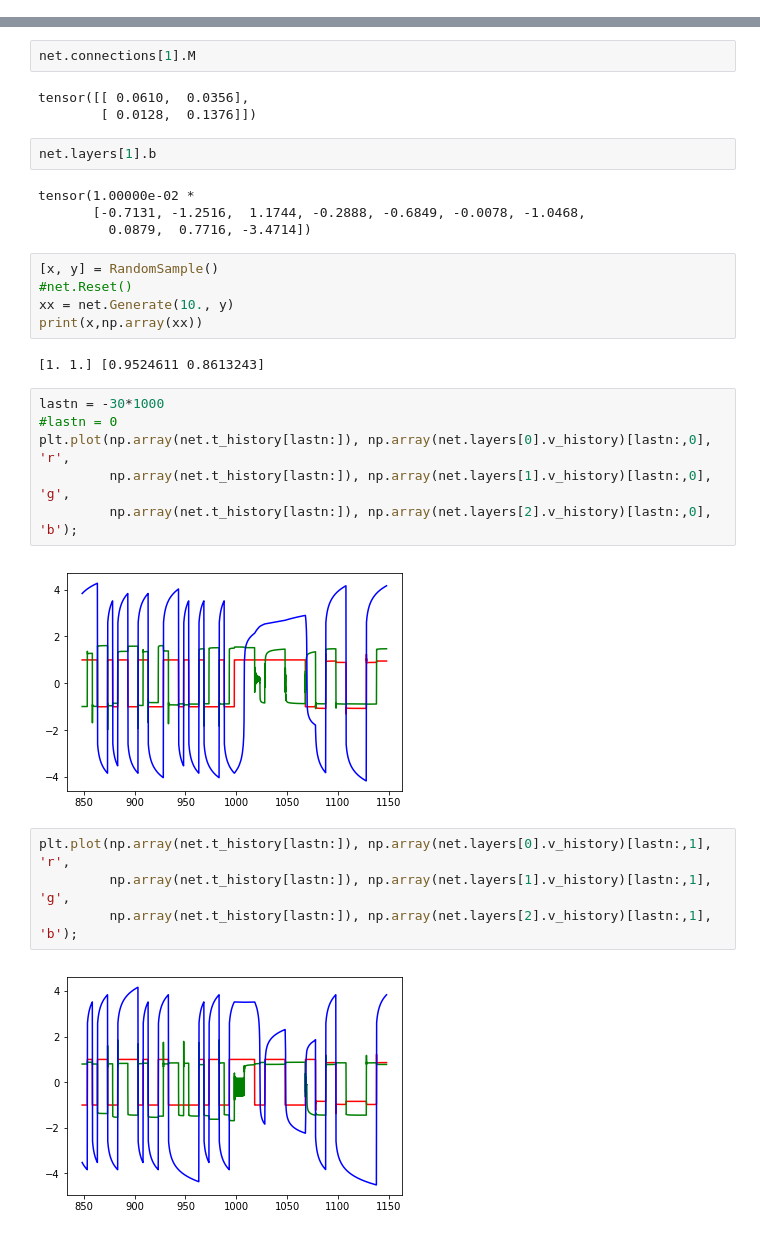
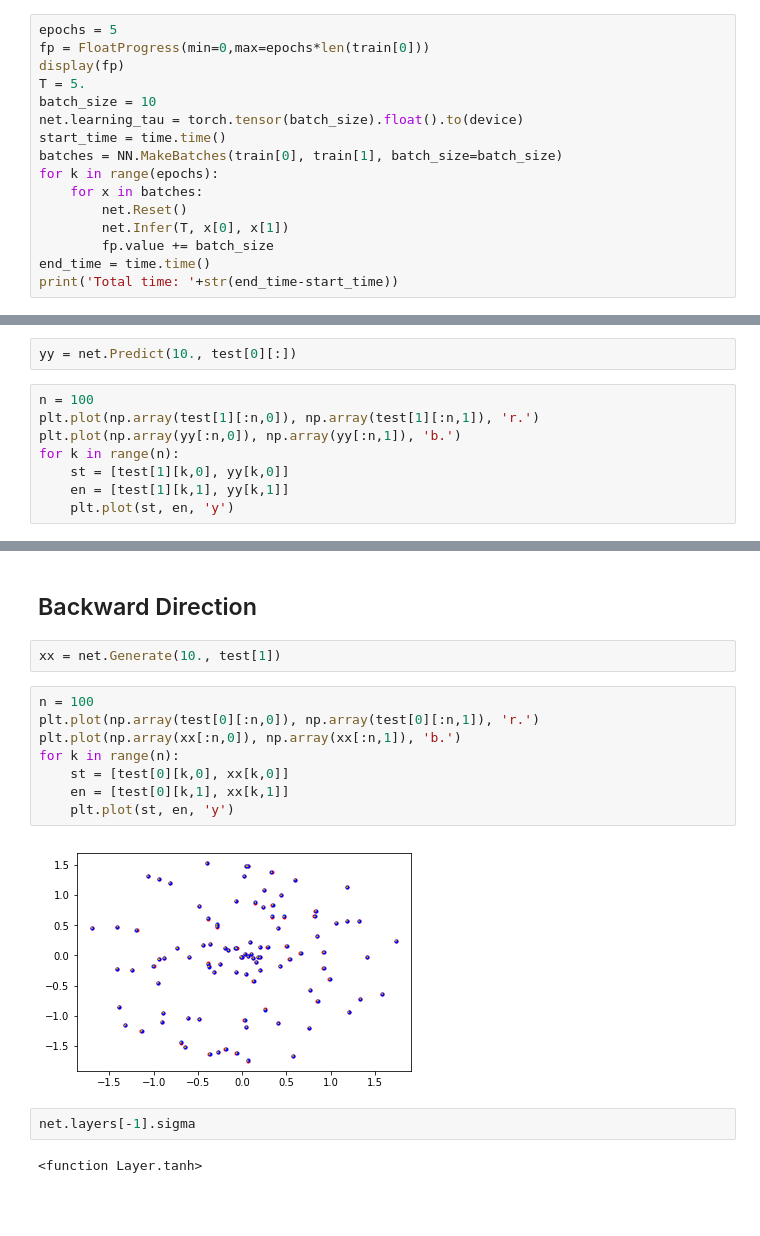
Before and after one commit to jorchard/peBogacz, a Jupyter notebook: python/runme1.ipynb, the cells around one changed output, grey strips where cells are left out. Cells and saved outputs as stored; diff of their text form; blank space fills up the shorter version.

```diff
--- a/python/runme1.ipynb
+++ b/python/runme1.ipynb
@@ -133,0 +118,16 @@ for k in range(n):
+# %%
+epochs = 5
+fp = FloatProgress(min=0,max=epochs*len(train[0]))
+display(fp)
+T = 5.
+batch_size = 10
+net.learning_tau = torch.tensor(batch_size).float().to(device)
+start_time = time.time()
+batches = NN.MakeBatches(train[0], train[1], batch_size=batch_size)
+for k in range(epochs):
+    for x in batches:
+        net.Reset()
+        net.Infer(T, x[0], x[1])
+        fp.value += batch_size
+end_time = time.time()
+print('Total time: '+str(end_time-start_time))
@@ -133,0 +139,10 @@ for k in range(n):
+# %%
+yy = net.Predict(10., test[0][:])
+# %%
+n = 100
+plt.plot(np.array(test[1][:n,0]), np.array(test[1][:n,1]), 'r.')
+plt.plot(np.array(yy[:n,0]), np.array(yy[:n,1]), 'b.')
+for k in range(n):
+    st = [test[1][k,0], yy[k,0]]
+    en = [test[1][k,1], yy[k,1]]
+    plt.plot(st, en, 'y')
@@ -134,32 +151,18 @@ for k in range(n):
+# %% [markdown]
+## Backward Direction
+# %%
+xx = net.Generate(10., test[1])
+# %%
+n = 100
+plt.plot(np.array(test[0][:n,0]), np.array(test[0][:n,1]), 'r.')
+plt.plot(np.array(xx[:n,0]), np.array(xx[:n,1]), 'b.')
+for k in range(n):
+    st = [test[0][k,0], xx[k,0]]
+    en = [test[0][k,1], xx[k,1]]
+    plt.plot(st, en, 'y')
+# %% [output]
+[figure, added]
 # %%
-net.connections[1].M
+net.layers[-1].sigma
 # %% [output]
-tensor([[ 0.0610,  0.0356],
-        [ 0.0128,  0.1376]])
+<function Layer.tanh>
-# %%
-net.layers[1].b
-# %% [output]
-tensor(1.00000e-02 *
-       [-0.7131, -1.2516,  1.1744, -0.2888, -0.6849, -0.0078, -1.0468,
-         0.0879,  0.7716, -3.4714])
-# %%
-[x, y] = RandomSample()
-#net.Reset()
-xx = net.Generate(10., y)
-print(x,np.array(xx))
-# %% [output]
-[1. 1.] [0.9524611 0.8613243]
-# %%
-lastn = -30*1000
-#lastn = 0
-plt.plot(np.array(net.t_history[lastn:]), np.array(net.layers[0].v_history)[lastn:,0], 'r',
-         np.array(net.t_history[lastn:]), np.array(net.layers[1].v_history)[lastn:,0], 'g',
-         np.array(net.t_history[lastn:]), np.array(net.layers[2].v_history)[lastn:,0], 'b');
-# %% [output]
-[figure, removed]
-# %%
-plt.plot(np.array(net.t_history[lastn:]), np.array(net.layers[0].v_history)[lastn:,1], 'r',
-         np.array(net.t_history[lastn:]), np.array(net.layers[1].v_history)[lastn:,1], 'g',
-         np.array(net.t_history[lastn:]), np.array(net.layers[2].v_history)[lastn:,1], 'b');
-# %% [output]
-[figure, removed]
```
Also changed, not shown: parts of 24 cells of this notebook, 5 other files.
